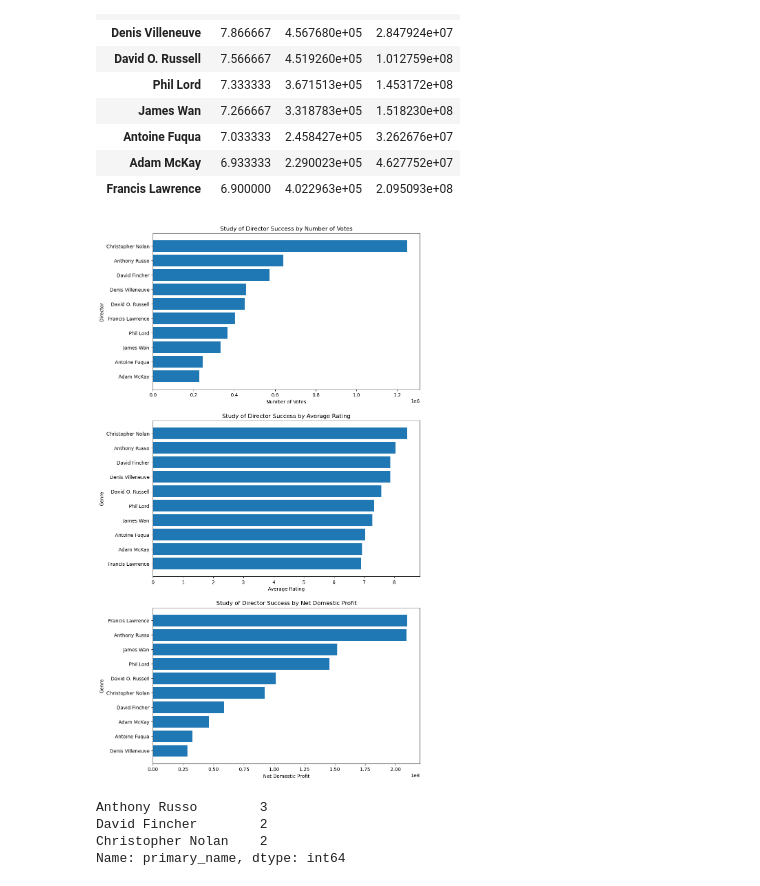
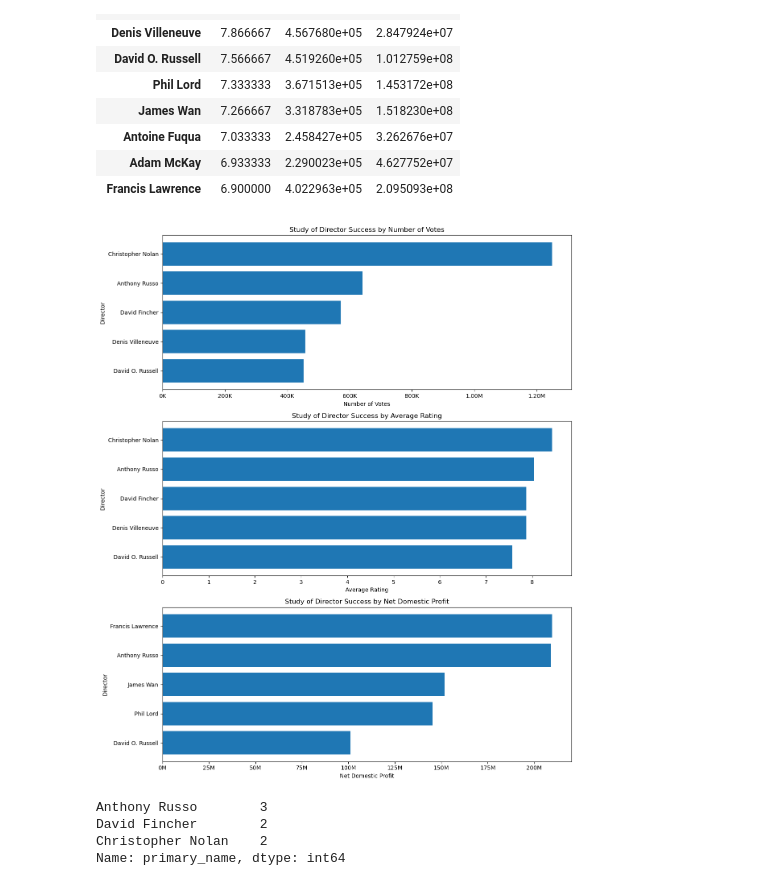
Before and after one commit to anonymous2020andbeyond/dsc-phase-1-project-v2-4, a Jupyter notebook: student.ipynb, the cells around one changed output. Saved outputs shown, nothing was run; the diff lists cells and outputs as text; code cells hidden in the pictures.

```diff
--- a/student.ipynb
+++ b/student.ipynb
@@ -256,6 +258,19 @@ dtypes: float64(1), int64(2), object(3)
 memory usage: 3.4+ MB
 # %% [markdown]
 To determine whether the number of votes and average rating can be looked at as independent measures, the Pearson correlation coefficient is computed.  Here it is positive but extremely small suggesting these two measures of number of votes (popularity) and rating (quality) are independent and can be looked at as measuring different aspects of an audience's response to a film.
+# %%
+# Function to format axes where values exceed 1000
+def format_number(axis_value, index):
+    if axis_value >= 1000000:
+        formatter = '{:1.2f}M'.format(axis_value * 0.000001)
+    else:
+        formatter = '{:1.0f}K'.format(axis_value * 0.001)
+    return(formatter)
+# %%
+# Function to format axes where values are millions only
+def m_format_number(axis_value, index):
+    formatter = '{:1.0f}M'.format(axis_value * 0.000001)
+    return(formatter)
 # %%
 #Create a scatter plot to check correlation between variables
 fig, ax = plt.subplots()
@@ -649,38 +711,41 @@ imdb_agg_top_directors
 | Adam McKay | 6.933333 | 2.290023e+05 | 4.627752e+07 |
 | Francis Lawrence | 6.900000 | 4.022963e+05 | 2.095093e+08 |
 # %%
-imdb_agg_top_directors = imdb_agg_top_directors.reset_index()
+#imdb_agg_top_directors = imdb_agg_top_directors.reset_index()
 
-fig, (ax1,ax2,ax3) = plt.subplots(nrows = 3,ncols =1, figsize = (10,20))
+fig, (ax1,ax2,ax3) = plt.subplots(nrows = 3,ncols =1, figsize = (12,14))
 
 imdb_agg_top_directors.sort_values('numvotes', inplace = True)
 top_three1 = imdb_agg_top_directors.iloc[-3:]['primary_name']
-ax1.barh(y = imdb_agg_top_directors['primary_name'], width = imdb_agg_top_directors['numvotes'])
+ax1.barh(y = imdb_agg_top_directors['primary_name'][-5:], width = imdb_agg_top_directors['numvotes'][-5:])
 
 imdb_agg_top_directors.sort_values('avg_rating', inplace = True)
 top_three2 = imdb_agg_top_directors.iloc[-3:]['primary_name']
-ax2.barh(y = imdb_agg_top_directors['primary_name'], width = imdb_agg_top_directors['avg_rating'])
+ax2.barh(y = imdb_agg_top_directors['primary_name'][-5:], width = imdb_agg_top_directors['avg_rating'][-5:])
 
 imdb_agg_top_directors.sort_values('net_profit', inplace = True)
 top_three3 = imdb_agg_top_directors.iloc[-3:]['primary_name']
-ax3.barh(y = imdb_agg_top_directors['primary_name'], width = imdb_agg_top_directors['net_profit']);
+ax3.barh(y = imdb_agg_top_directors['primary_name'][-5:], width = imdb_agg_top_directors['net_profit'][-5:]);
 
 ax1.set_ylabel('Director')
 ax1.set_xlabel('Number of Votes')
 ax1.set_title('Study of Director Success by Number of Votes')
+ax1.xaxis.set_major_formatter(format_number)
 
-ax2.set_ylabel('Genre')
+ax2.set_ylabel('Director')
 ax2.set_xlabel('Average Rating')
 ax2.set_title('Study of Director Success by Average Rating')
 
-ax3.set_ylabel('Genre')
+ax3.set_ylabel('Director')
 ax3.set_xlabel('Net Domestic Profit')
 ax3.set_title('Study of Director Success by Net Domestic Profit')
+ax3.xaxis.set_major_formatter(m_format_number)
 
 plt.savefig("./images/director_success.png", dpi = 150)
+plt.tight_layout()
 plt.show();
 # %% [output]
-[figure, old version]
+[figure, new version]
 # %%
 #Look at the top three directors with the highest valuation in eqch of the ratings, number of votes, and net profits categories
 value_counts_directors = pd.concat([top_three1,top_three2,top_three3]).value_counts()
```
Also changed, not shown: parts of 15 cells of this notebook, 7 other files.
